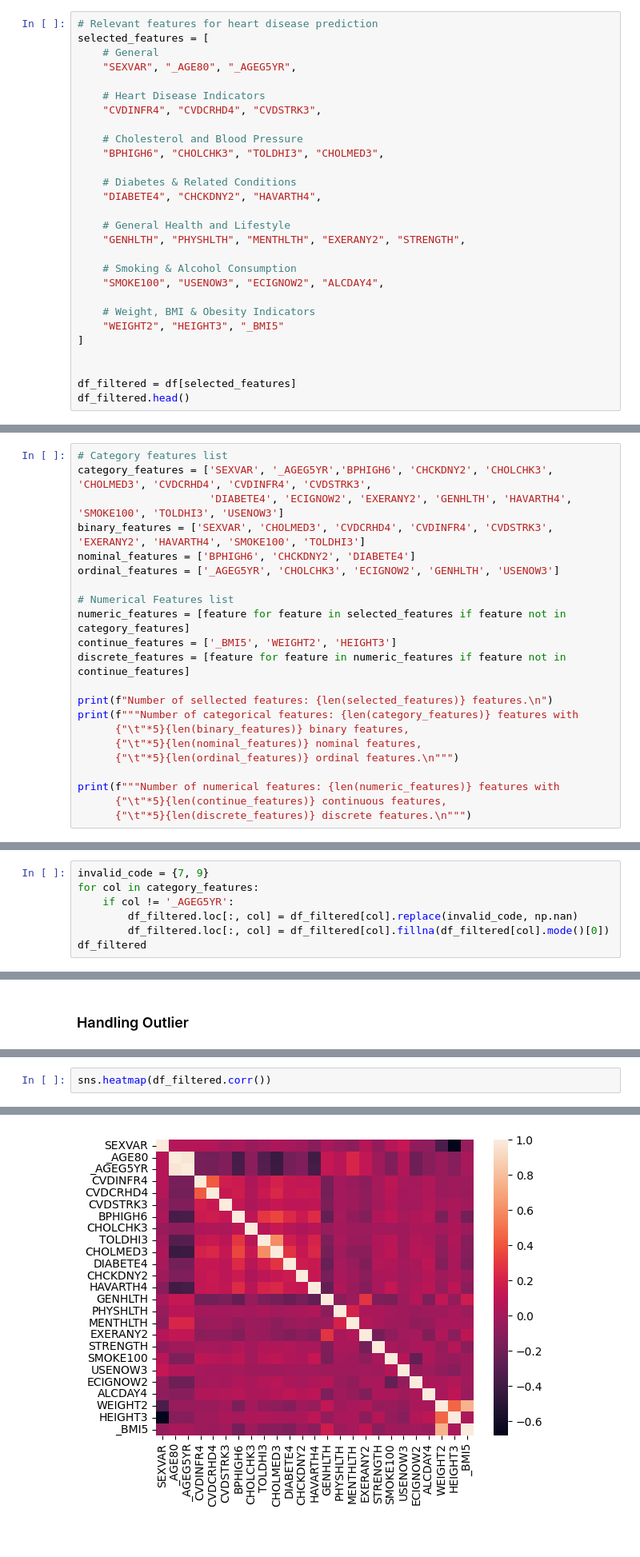
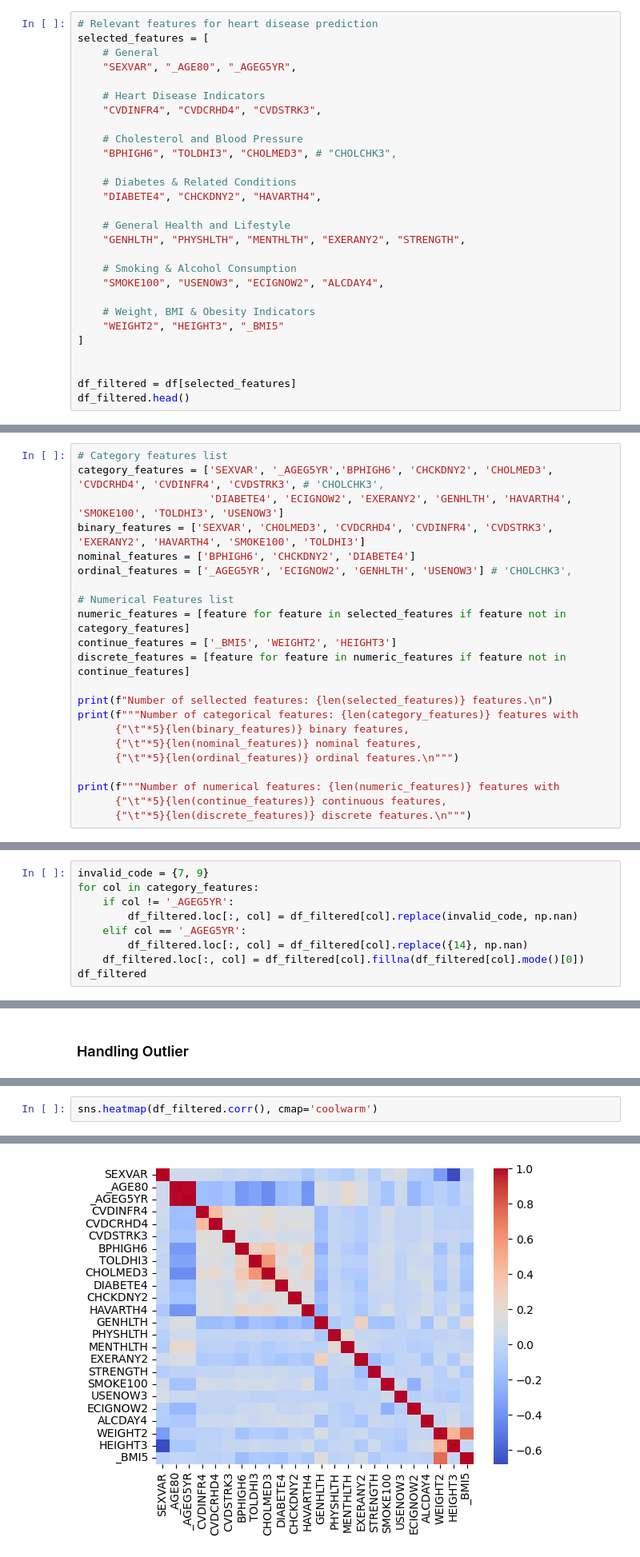
Before and after one commit to Huy1996/CMPE-257---Group-1, a Jupyter notebook: data_cleaning.ipynb, the cells around one changed output, grey strips where cells are left out. Shown: that part at 80% size. Saved outputs shown, nothing was run; the diff lists cells and outputs as text.

```diff
--- a/data_cleaning.ipynb
+++ b/data_cleaning.ipynb
@@ -205,7 +212,7 @@ selected_features = [
     "CVDINFR4", "CVDCRHD4", "CVDSTRK3",
 
     # Cholesterol and Blood Pressure
-    "BPHIGH6", "CHOLCHK3", "TOLDHI3", "CHOLMED3",
+    "BPHIGH6", "TOLDHI3", "CHOLMED3", # "CHOLCHK3",
 
     # Diabetes & Related Conditions
     "DIABETE4", "CHCKDNY2", "HAVARTH4",
@@ -279,10 +314,10 @@ pprint(value_labels_filtered)
 # %%
 # Category features list
-category_features = ['SEXVAR', '_AGEG5YR','BPHIGH6', 'CHCKDNY2', 'CHOLCHK3', 'CHOLMED3', 'CVDCRHD4', 'CVDINFR4', 'CVDSTRK3',
+category_features = ['SEXVAR', '_AGEG5YR','BPHIGH6', 'CHCKDNY2', 'CHOLMED3', 'CVDCRHD4', 'CVDINFR4', 'CVDSTRK3', # 'CHOLCHK3',
                      'DIABETE4', 'ECIGNOW2', 'EXERANY2', 'GENHLTH', 'HAVARTH4', 'SMOKE100', 'TOLDHI3', 'USENOW3']
 binary_features = ['SEXVAR', 'CHOLMED3', 'CVDCRHD4', 'CVDINFR4', 'CVDSTRK3', 'EXERANY2', 'HAVARTH4', 'SMOKE100', 'TOLDHI3']
 nominal_features = ['BPHIGH6', 'CHCKDNY2', 'DIABETE4']
-ordinal_features = ['_AGEG5YR', 'CHOLCHK3', 'ECIGNOW2', 'GENHLTH', 'USENOW3']
+ordinal_features = ['_AGEG5YR', 'ECIGNOW2', 'GENHLTH', 'USENOW3'] # 'CHOLCHK3',
 
 # Numerical Features list
 numeric_features = [feature for feature in selected_features if feature not in category_features]
@@ -409,6 +452,8 @@ invalid_code = {7, 9}
 for col in category_features:
     if col != '_AGEG5YR':
         df_filtered.loc[:, col] = df_filtered[col].replace(invalid_code, np.nan)
-        df_filtered.loc[:, col] = df_filtered[col].fillna(df_filtered[col].mode()[0])
+    elif col == '_AGEG5YR':
+        df_filtered.loc[:, col] = df_filtered[col].replace({14}, np.nan)
+    df_filtered.loc[:, col] = df_filtered[col].fillna(df_filtered[col].mode()[0])
 df_filtered
 # %% [output]
@@ -718,10 +763,10 @@ for col in cols:
 [figure]
 [figure]
 # %%
-sns.heatmap(df_filtered.corr())
+sns.heatmap(df_filtered.corr(), cmap='coolwarm')
 # %% [output]
 <Axes: >
-[figure, old version]
+[figure, new version]
 # %% [markdown]
 #### Decoding the data
 # %%
```
Also changed, not shown: parts of 17 cells of this notebook, 1 other file.
